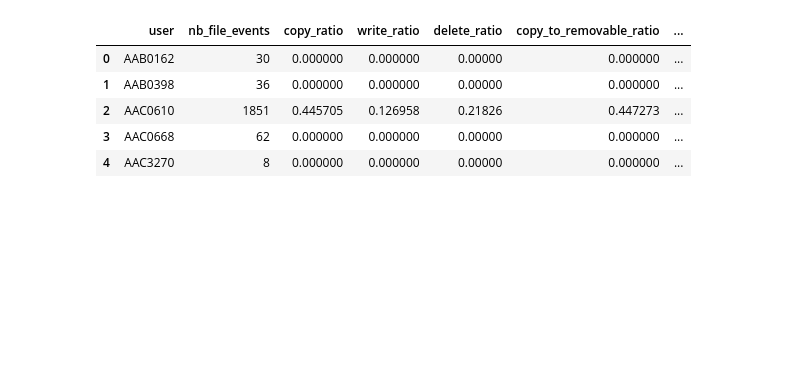
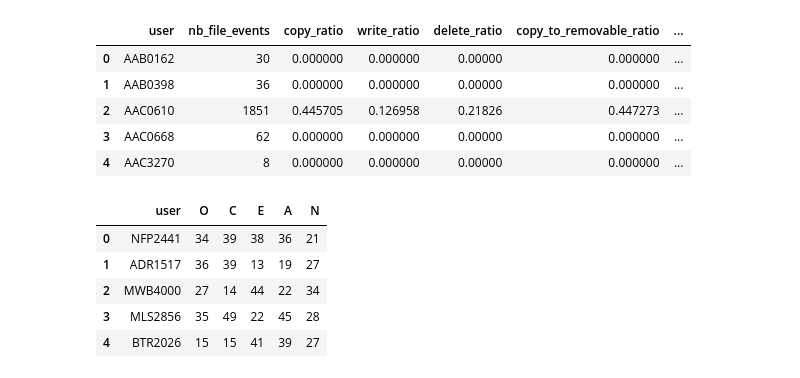
Before and after one commit to SamiKarboubi/CERT-Insider-Threat-Detection, a Jupyter notebook: features_extraction.ipynb, the cells around one changed output. Saved outputs shown, nothing was run; the diff lists cells and outputs as text; code cells hidden in the pictures; blank space fills up the shorter version.

```diff
--- a/features_extraction.ipynb
+++ b/features_extraction.ipynb
@@ -481,3 +561,15 @@ features_file.head()
 | 2 | AAC0610 | 1851 | 0.445705 | 0.126958 | 0.21826 | 0.447273 | ... |
 | 3 | AAC0668 | 62 | 0.000000 | 0.000000 | 0.00000 | 0.000000 | ... |
 | 4 | AAC3270 | 8 | 0.000000 | 0.000000 | 0.00000 | 0.000000 | ... |
+# %%
+psycho = pd.read_parquet('cert_dataset/psychometric.parquet')
+psycho.drop(columns='employee_name',inplace=True)
+psycho.rename(columns={'user_id':'user'},inplace=True)
+psycho.head()
+# %% [output]
+|  | user | O | C | E | A | N |
+| 0 | NFP2441 | 34 | 39 | 38 | 36 | 21 |
+| 1 | ADR1517 | 36 | 39 | 13 | 19 | 27 |
+| 2 | MWB4000 | 27 | 14 | 44 | 22 | 34 |
+| 3 | MLS2856 | 35 | 49 | 22 | 45 | 28 |
+| 4 | BTR2026 | 15 | 15 | 41 | 39 | 27 |
```
Also changed, not shown: parts of 18 cells of this notebook.
